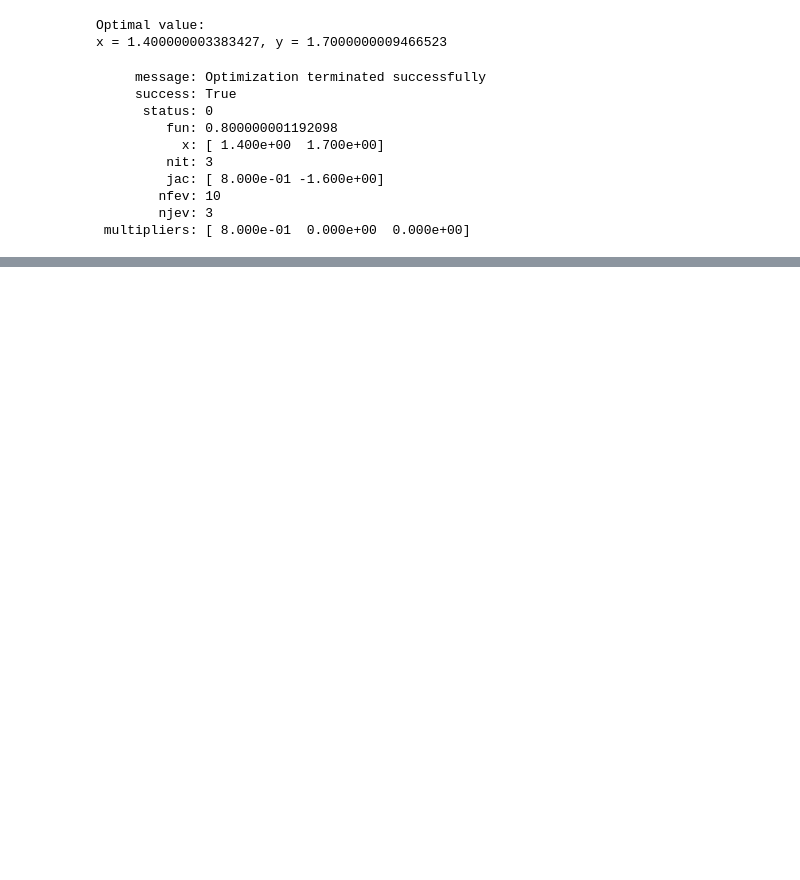
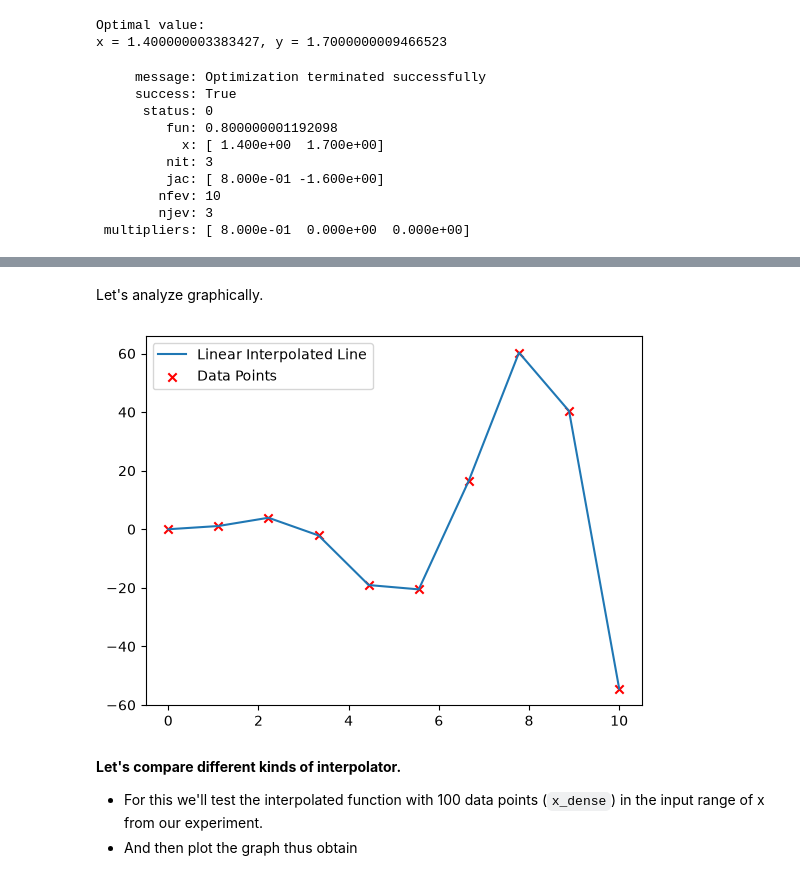
Before and after one commit to sbhusal123/scientific-programming, a Jupyter notebook: Scipy/1. Basics.ipynb, the cells around one changed output, grey strips where cells are left out. Cells and saved outputs as stored; diff of their text form; code cells hidden in the pictures; blank space fills up the shorter version.

```diff
--- a/Scipy/1. Basics.ipynb
+++ b/Scipy/1. Basics.ipynb
@@ -163,0 +212,16 @@ x = 1.400000003383427, y = 1.7000000009466523
+# %% [markdown]
+Let's analyze graphically.
+# %%
+plt.plot(x, f_linear(x), label='Linear Interpolated Line')
+
+plt.scatter(x, y, marker='x', color='r', label='Data Points')
+
+plt.legend()
+
+plt.show()
+# %% [output]
+[figure, added]
+# %% [markdown]
+**Let's compare different kinds of interpolator.**
+- For this we'll test the interpolated function with 100 data points (`x_dense`) in the input range of x from our experiment.
+- And then plot the graph thus obtain
```
Also changed, not shown: parts of 26 cells of this notebook.
